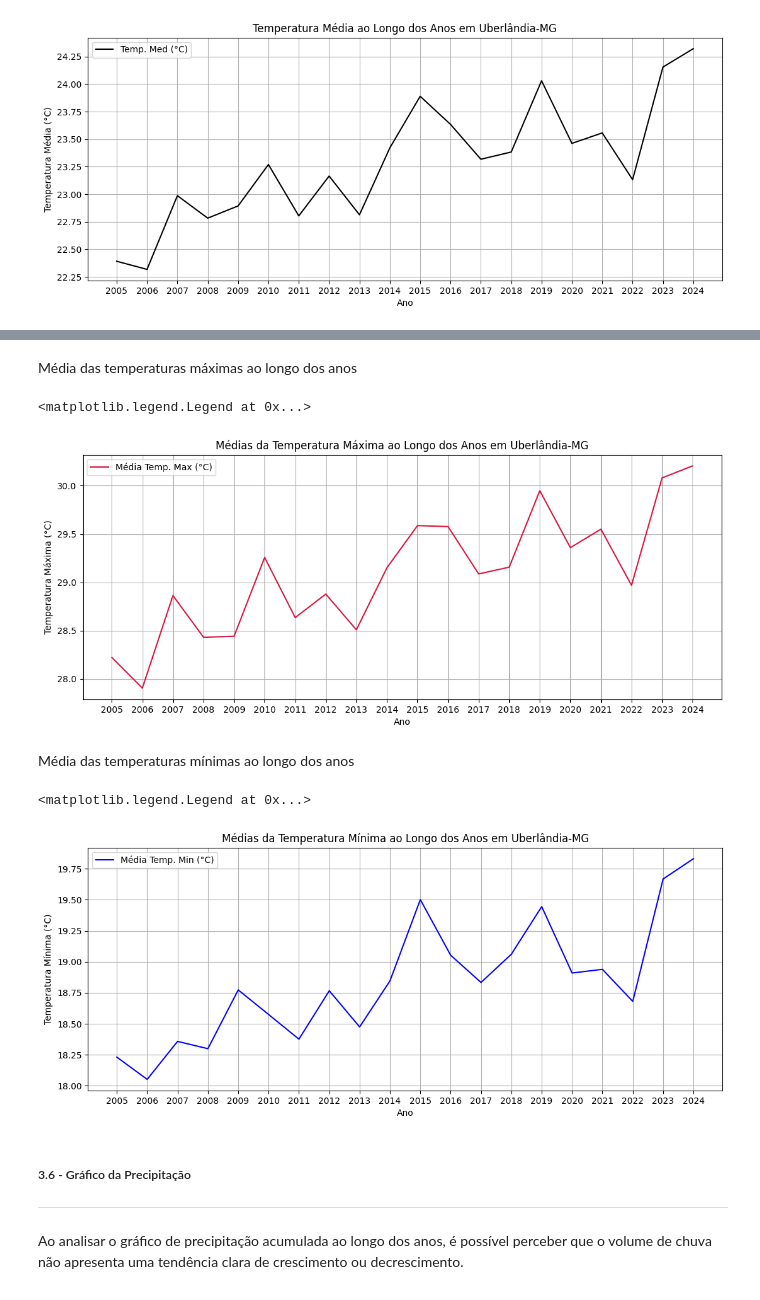
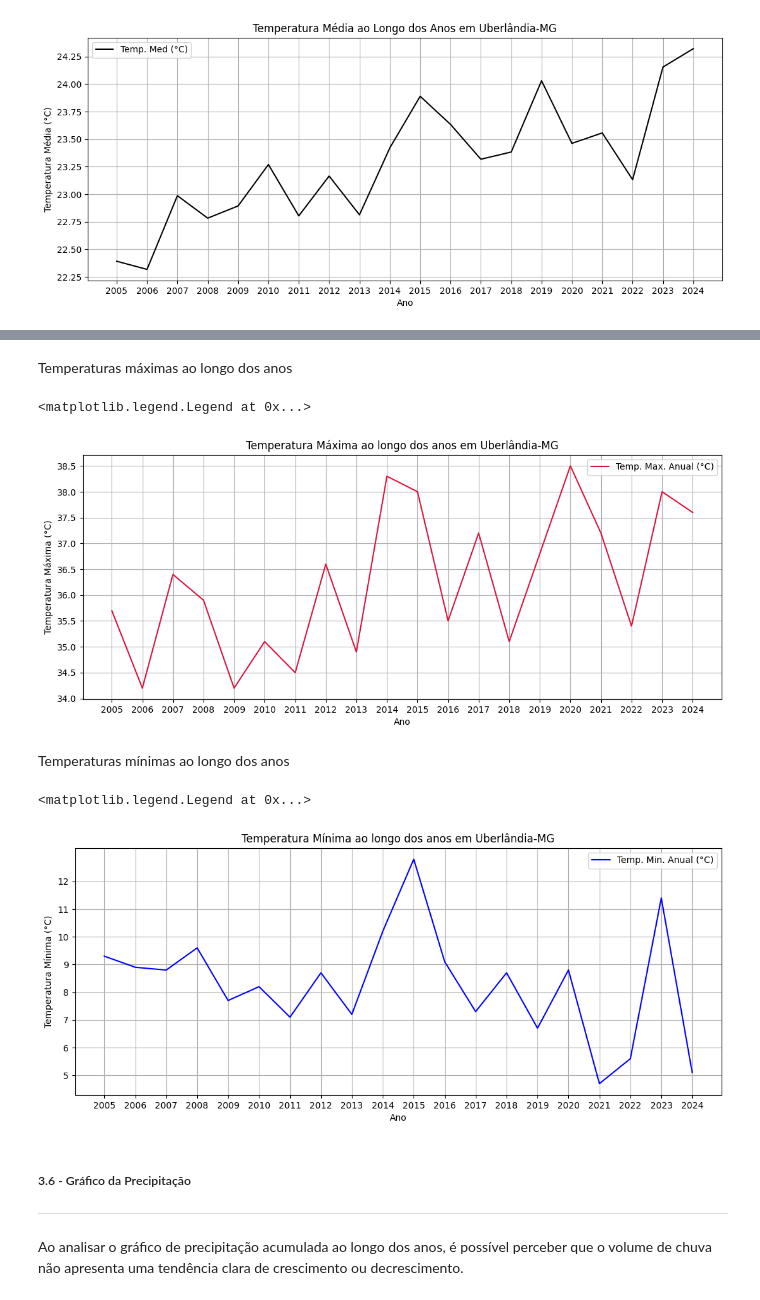
Before and after one commit to paula-belr/series-temporais-temperatura, a Jupyter notebook: atividade_extensionista_II.ipynb, the cells around one changed output, grey strips where cells are left out. Drawn from its saved outputs; the diff is of its cells as text; code cells hidden in the pictures.

Commit message:
refactor: mudança nos gráficos das temperaturas máximas e mínimas

```diff
--- a/atividade_extensionista_II.ipynb
+++ b/atividade_extensionista_II.ipynb
@@ -583,71 +583,69 @@ Assim como a temperatura média, tanto a média das temperaturas máximas e mín
 # %% [markdown]
-Média das temperaturas máximas ao longo dos anos
+Temperaturas máximas ao longo dos anos
 # %%
 # Separando as colunas de interesse
 cols = ['Data da Medição', 'Temp. Max (°C)']
-n_cols = ['Temp. Max (°C)']
 
 # Criando uma cópia do Dataframe
 df_temp_max = df_auto_inter[cols].copy()
 
-# Agrupando pelo ano e agregando os valores máximos e mínimos
-df_temp_max = df_temp_max.groupby(df_temp_max['Data da Medição'].dt.year).agg(['mean'])
+# Agrupando pelo ano e agregando os valores máximos
+df_temp_max = df_temp_max.groupby(df_temp_max['Data da Medição'].dt.year).agg(['max'])
 
-# Gráfico da tendência da temperatura média ao longo dos anos
-
+# Gráfico da tendência da temperatura máxima ao longo dos anos
 fig, ax = plt.subplots()
 
 fig.set_size_inches(13, 5)
 
-ax.set_title('Médias da Temperatura Máxima ao Longo dos Anos em Uberlândia-MG')
+ax.set_title('Temperatura Máxima ao longo dos anos em Uberlândia-MG')
 ax.set_xlabel('Ano')
 ax.set_ylabel('Temperatura Máxima (°C)')
 ax.set_xticks(df_temp_max.index)
+ax.set_yticks(np.arange(34, 39, 0.5))
 ax.grid()
 
 ax.plot(df_temp_max.index,
-        df_temp_max['Temp. Max (°C)']['mean'],
-        label = 'Média Temp. Max (°C)',
+        df_temp_max['Temp. Max (°C)']['max'],
+        label = 'Temp. Max. Anual (°C)',
         c = 'crimson',
         lw = 1.5)
 ax.legend()
 # %% [output]
 <matplotlib.legend.Legend at 0x...>
-[figure, old version]
+[figure, new version]
 # %% [markdown]
-Média das temperaturas mínimas ao longo dos anos
+Temperaturas mínimas ao longo dos anos
 # %%
 # Separando as colunas de interesse
 cols = ['Data da Medição', 'Temp. Min (°C)']
-n_cols = ['Temp. Min (°C)']
 
 # Criando uma cópia do Dataframe
 df_temp_min = df_auto_inter[cols].copy()
 
-# Agrupando pelo ano e agregando os valores máximos e mínimos
-df_temp_min = df_temp_min.groupby(df_temp_min['Data da Medição'].dt.year).agg(['mean'])
+# Agrupando pelo ano e agregando os valores mínimos
+df_temp_min = df_temp_min.groupby(df_temp_min['Data da Medição'].dt.year).agg(['min'])
 
-# Gráfico da tendência da temperatura média ao longo dos anos
-
+# Gráfico da tendência da temperatura mínima ao longo dos anos
 fig, ax = plt.subplots()
 
 fig.set_size_inches(13, 5)
 
-ax.set_title('Médias da Temperatura Mínima ao Longo dos Anos em Uberlândia-MG')
+ax.set_title('Temperatura Mínima ao longo dos anos em Uberlândia-MG')
 ax.set_xlabel('Ano')
 ax.set_ylabel('Temperatura Mínima (°C)')
 ax.set_xticks(df_temp_min.index)
+ax.set_yticks(np.arange(4, 13))
 ax.grid()
 
 ax.plot(df_temp_min.index,
-        df_temp_min['Temp. Min (°C)']['mean'],
-        label = 'Média Temp. Min (°C)',
+        df_temp_min['Temp. Min (°C)']['min'],
+        label = 'Temp. Min. Anual (°C)',
         c = 'b',
         lw = 1.5)
 ax.legend()
 # %% [output]
 <matplotlib.legend.Legend at 0x...>
-[figure, old version]
+[figure, new version]
 # %% [markdown]
 ##### 3.6 - Gráfico da Precipitação
 ---
```
Also changed, not shown: parts of 8 cells of this notebook.
